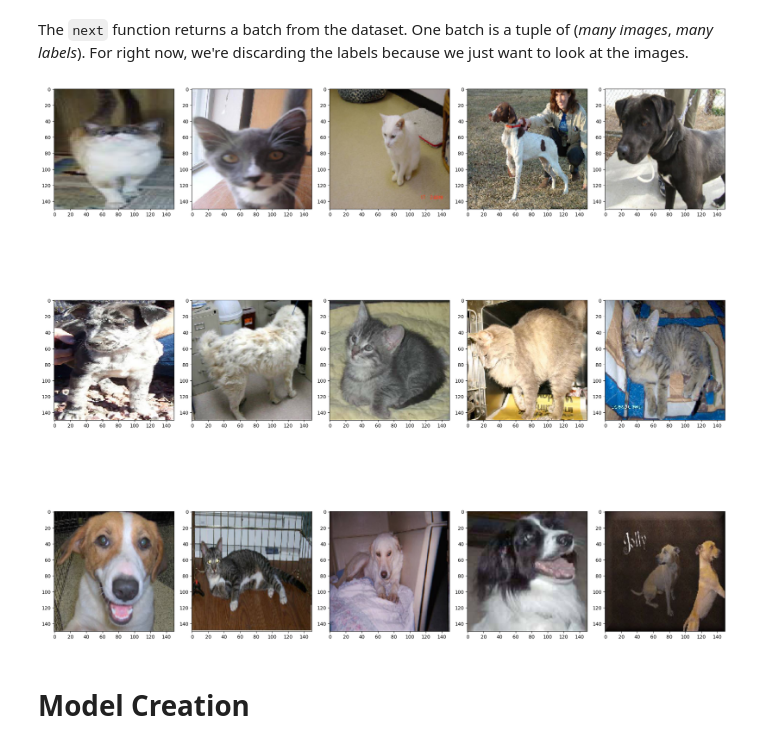
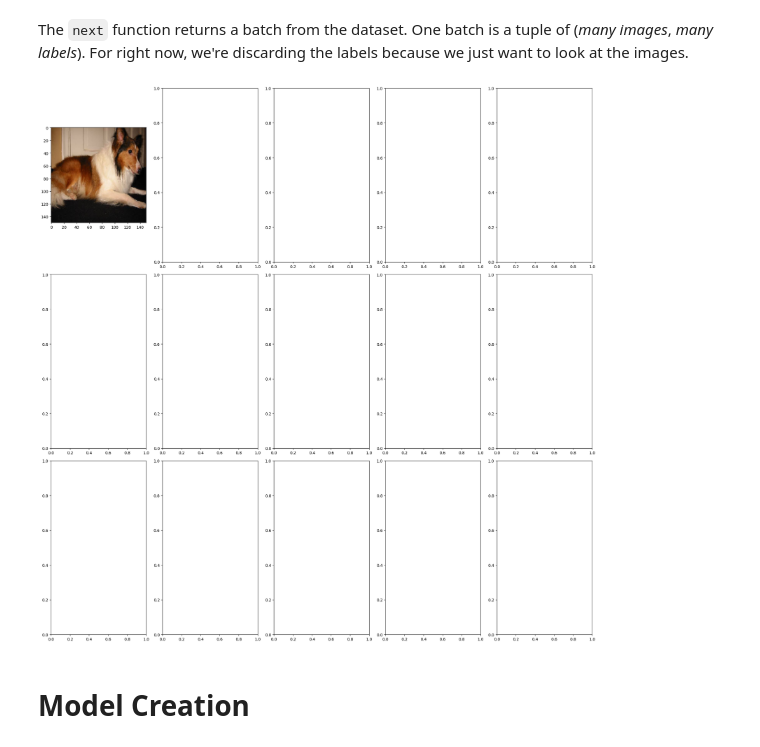
Before and after one commit to amspsingh04/itf_dl, a Jupyter notebook: learn_books/l05c01_dogs_vs_cats_without_augmentation.ipynb, the cells around one changed output. Drawn from its saved outputs; the diff is of its cells as text; code cells hidden in the pictures.

```diff
--- a/learn_books/l05c01_dogs_vs_cats_without_augmentation.ipynb
+++ b/learn_books/l05c01_dogs_vs_cats_without_augmentation.ipynb
@@ -198,9 +198,9 @@ def plotImages(images_arr):
     plt.tight_layout()
     plt.show()
 # %%
-plotImages(sample_training_images[:15])  # Plot images 0-4
+plotImages(sample_training_images[:1])  # Plot images 0-4
 # %% [output]
-[figure, old version]
+[figure, new version]
 # %% [markdown]
 # Model Creation
 # %% [markdown]
```
Also changed, not shown: parts of 4 cells of this notebook.
